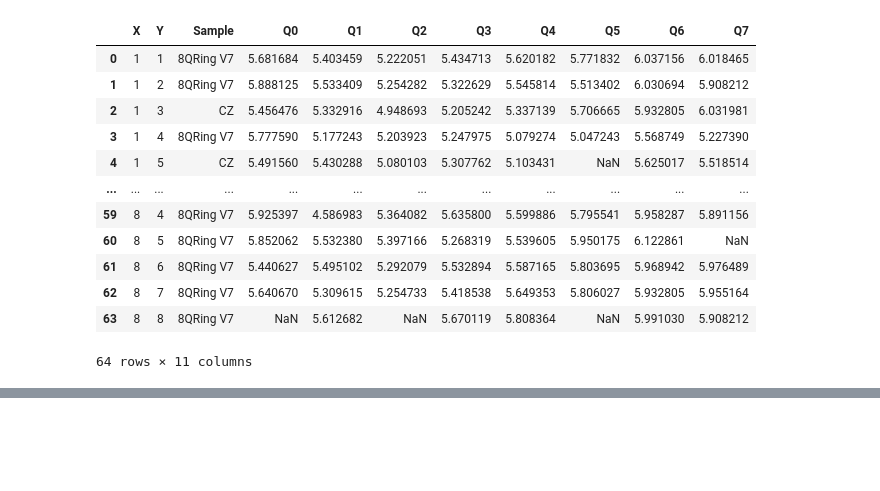
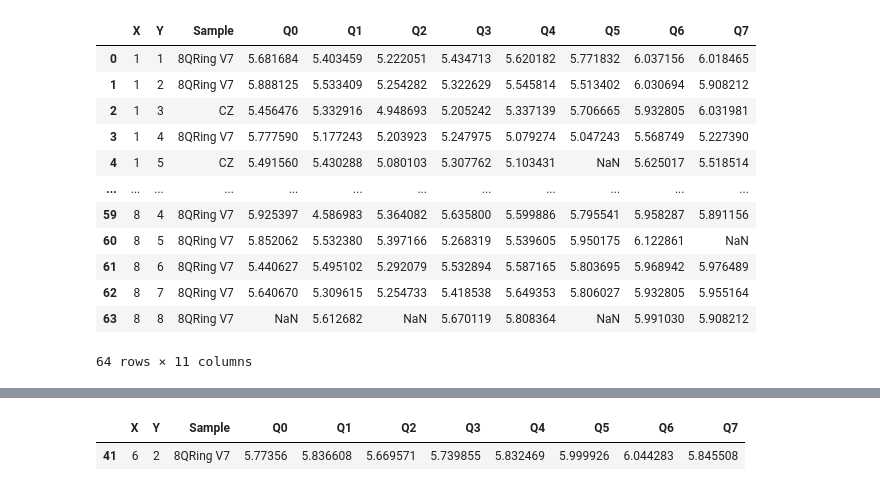
Before and after one commit to AlMrvn/frequency-allocation, a Jupyter notebook: Notebook/Check_sample.ipynb, the cells around one changed output, grey strips where cells are left out. Saved outputs shown, nothing was run; the diff lists cells and outputs as text; code cells hidden in the pictures; blank space fills up the shorter version.

```diff
--- a/Notebook/Check_sample.ipynb
+++ b/Notebook/Check_sample.ipynb
@@ -239,0 +440,5 @@ array([[ True,  True,  True,  True,  True,  True,  True,  True],
+# %%
+df[df.X==6][df.Y==2]
+# %% [output]
+|  | X | Y | Sample | Q0 | Q1 | Q2 | Q3 | Q4 | Q5 | Q6 | Q7 |
+| 41 | 6 | 2 | 8QRing V7 | 5.77356 | 5.836608 | 5.669571 | 5.739855 | 5.832469 | 5.999926 | 6.044283 | 5.845508 |
```
Also changed, not shown: parts of 15 cells of this notebook.
